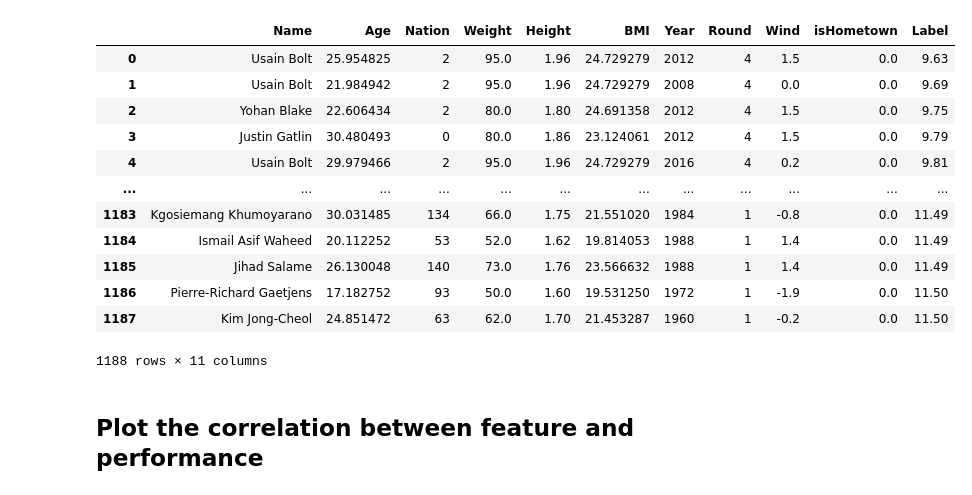
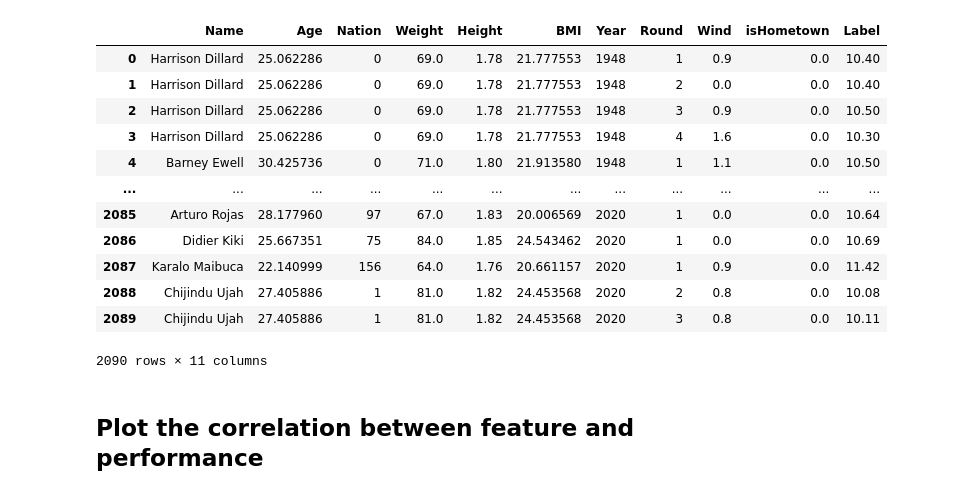
Before and after one commit to ailuropodaWu/NYCU-AI-Capstone, a Jupyter notebook: Project1/feature_enginearing.ipynb, the cells around one changed output. Drawn from its saved outputs; the diff is of its cells as text; code cells hidden in the pictures.

```diff
--- a/Project1/feature_enginearing.ipynb
+++ b/Project1/feature_enginearing.ipynb
@@ -11,25 +11,25 @@ from sklearn.neural_network import MLPRegressor
 from sklearn.model_selection import train_test_split
 import nbformat
 # %%
-data_path = './dataset/filter_data.csv'
+data_path = './dataset/dataset.csv'
 data = pd.read_csv(data_path)
 X = data.drop(columns=['Name', 'Label'])
 y = data['Label']
 data
 # %% [output]
 |  | Name | Age | Nation | Weight | Height | BMI | Year | Round | Wind | isHometown | Label |
-| 0 | Usain Bolt | 25.954825 | 2 | 95.0 | 1.96 | 24.729279 | 2012 | 4 | 1.5 | 0.0 | 9.63 |
-| 1 | Usain Bolt | 21.984942 | 2 | 95.0 | 1.96 | 24.729279 | 2008 | 4 | 0.0 | 0.0 | 9.69 |
-| 2 | Yohan Blake | 22.606434 | 2 | 80.0 | 1.80 | 24.691358 | 2012 | 4 | 1.5 | 0.0 | 9.75 |
-| 3 | Justin Gatlin | 30.480493 | 0 | 80.0 | 1.86 | 23.124061 | 2012 | 4 | 1.5 | 0.0 | 9.79 |
-| 4 | Usain Bolt | 29.979466 | 2 | 95.0 | 1.96 | 24.729279 | 2016 | 4 | 0.2 | 0.0 | 9.81 |
+| 0 | Harrison Dillard | 25.062286 | 0 | 69.0 | 1.78 | 21.777553 | 1948 | 1 | 0.9 | 0.0 | 10.40 |
+| 1 | Harrison Dillard | 25.062286 | 0 | 69.0 | 1.78 | 21.777553 | 1948 | 2 | 0.0 | 0.0 | 10.40 |
+| 2 | Harrison Dillard | 25.062286 | 0 | 69.0 | 1.78 | 21.777553 | 1948 | 3 | 0.9 | 0.0 | 10.50 |
+| 3 | Harrison Dillard | 25.062286 | 0 | 69.0 | 1.78 | 21.777553 | 1948 | 4 | 1.6 | 0.0 | 10.30 |
+| 4 | Barney Ewell | 30.425736 | 0 | 71.0 | 1.80 | 21.913580 | 1948 | 1 | 1.1 | 0.0 | 10.50 |
 | ... | ... | ... | ... | ... | ... | ... | ... | ... | ... | ... | ... |
-| 1183 | Kgosiemang Khumoyarano | 30.031485 | 134 | 66.0 | 1.75 | 21.551020 | 1984 | 1 | -0.8 | 0.0 | 11.49 |
-| 1184 | Ismail Asif Waheed | 20.112252 | 53 | 52.0 | 1.62 | 19.814053 | 1988 | 1 | 1.4 | 0.0 | 11.49 |
-| 1185 | Jihad Salame | 26.130048 | 140 | 73.0 | 1.76 | 23.566632 | 1988 | 1 | 1.4 | 0.0 | 11.49 |
-| 1186 | Pierre-Richard Gaetjens | 17.182752 | 93 | 50.0 | 1.60 | 19.531250 | 1972 | 1 | -1.9 | 0.0 | 11.50 |
-| 1187 | Kim Jong-Cheol | 24.851472 | 63 | 62.0 | 1.70 | 21.453287 | 1960 | 1 | -0.2 | 0.0 | 11.50 |
+| 2085 | Arturo Rojas | 28.177960 | 97 | 67.0 | 1.83 | 20.006569 | 2020 | 1 | 0.0 | 0.0 | 10.64 |
+| 2086 | Didier Kiki | 25.667351 | 75 | 84.0 | 1.85 | 24.543462 | 2020 | 1 | 0.0 | 0.0 | 10.69 |
+| 2087 | Karalo Maibuca | 22.140999 | 156 | 64.0 | 1.76 | 20.661157 | 2020 | 1 | 0.9 | 0.0 | 11.42 |
+| 2088 | Chijindu Ujah | 27.405886 | 1 | 81.0 | 1.82 | 24.453568 | 2020 | 2 | 0.8 | 0.0 | 10.08 |
+| 2089 | Chijindu Ujah | 27.405886 | 1 | 81.0 | 1.82 | 24.453568 | 2020 | 3 | 0.8 | 0.0 | 10.11 |
-1188 rows × 11 columns
+2090 rows × 11 columns
 # %% [markdown]
 ## Plot the correlation between feature and performance
 # %%
```
Also changed, not shown: parts of 3 cells of this notebook, 1 other file.
